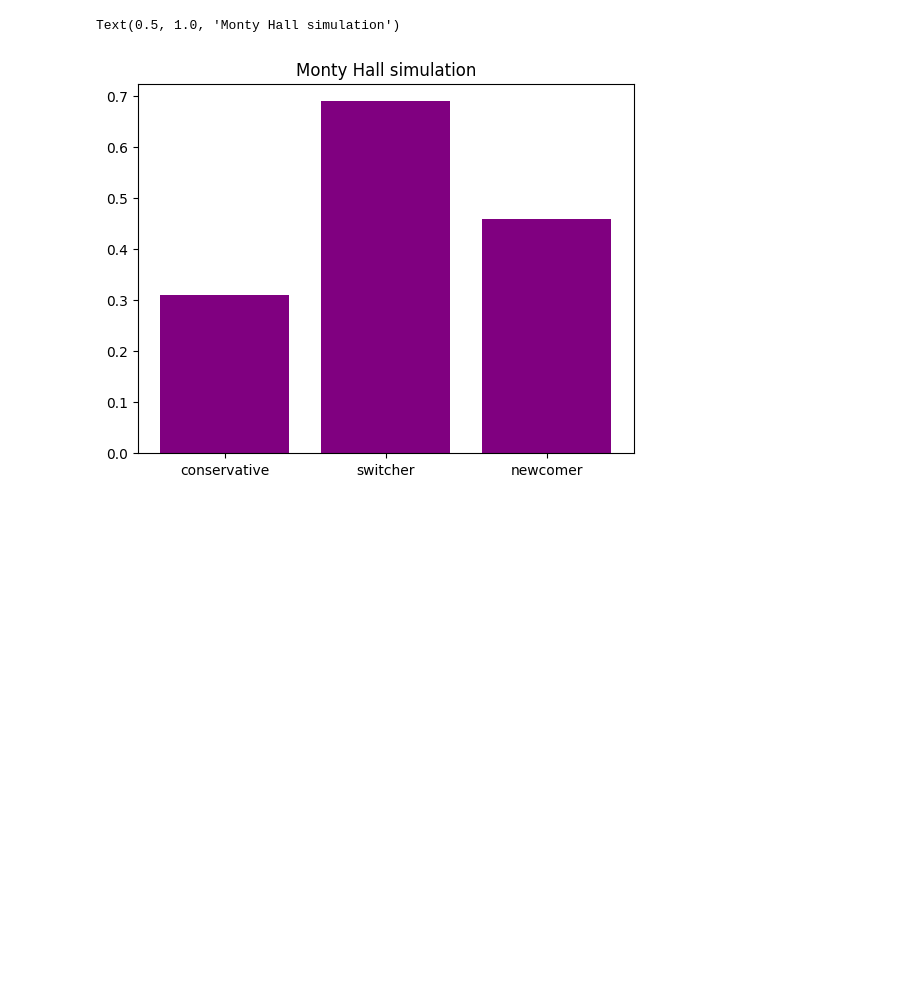
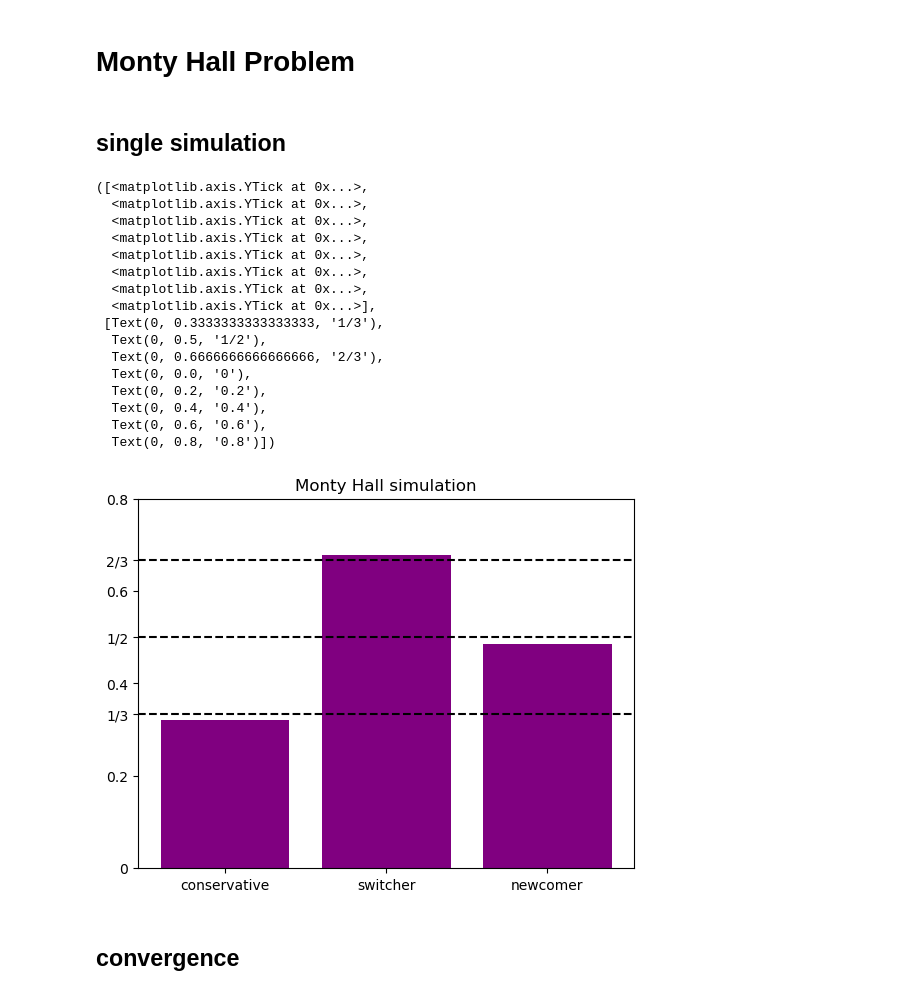
Before and after one commit to Giulia7T/ilovegit, a Jupyter notebook: Monty_Hall.ipynb, the cells around one changed output. Cells and saved outputs as stored; diff of their text form; code cells hidden in the pictures; blank space fills up the shorter version.

```diff
--- a/Monty_Hall.ipynb
+++ b/Monty_Hall.ipynb
@@ -3,6 +1,10 @@
+# %% [markdown]
+# Monty Hall Problem
 # %%
 import numpy as np
 import random
 import matplotlib.pyplot as plt
+# %% [markdown]
+## single simulation
 # %%
 doors = np.array([0, 1, 0], dtype="bool")
@@ -9,26 +13,48 @@ doors = np.array([0, 1, 0], dtype="bool")
 # %%
-N = 100 #at higher orders it is always the same
+N = 500
 conservative = 0
 switcher = 0
 last = 0
 for i in range(N):
-    choice = random.randint(0, 2)
+    choice = random.randint(0, 2) #choosing a random index, which is a door
     if doors[choice]:
         conservative += 1
+        #+1 win because their initial choice was right
 
     #remaining doors
     rem = np.delete(doors, choice)
-    #goat door: np.where(rem == False)[0][0] ...and the switcher chooses the other one
-    if np.delete(rem, np.where(rem == False)[0][0])[0]:
+    #opening the goat door...
+    #... if there is still a car in the other door, the switcher is going to get it
+    #so, if there is a True value in rem, the switcher is going to win
+    if True in rem:
         switcher += 1
 
-    #doors for the last one are just one car and one goat
+    #doors for the last player are always just one car and one goat
     if random.randint(0, 1):
         last += 1
 # %%
-people = ["conservative", "switcher", "newcomer"]
-plt.bar(people, [conservative/N, switcher/N, last/N], color="purple")
+players = ["conservative", "switcher", "newcomer"]
+plt.bar(players, [conservative/N, switcher/N, last/N], color="purple")
 plt.title("Monty Hall simulation")
+plt.axhline(1/3, color="k", ls="--")
+plt.axhline(2/3, color="k", ls="--")
+plt.axhline(1/2, color="k", ls="--")
+plt.yticks([1/3, 1/2, 2/3, 0, 0.2, 0.4, 0.6, 0.8], ["1/3", "1/2", "2/3", "0", "0.2", "0.4", "0.6", "0.8"])
 # %% [output]
-Text(0.5, 1.0, 'Monty Hall simulation')
+([<matplotlib.axis.YTick at 0x...>,
+  <matplotlib.axis.YTick at 0x...>,
+  <matplotlib.axis.YTick at 0x...>,
+  <matplotlib.axis.YTick at 0x...>,
+  <matplotlib.axis.YTick at 0x...>,
+  <matplotlib.axis.YTick at 0x...>,
+  <matplotlib.axis.YTick at 0x...>,
+  <matplotlib.axis.YTick at 0x...>],
+ [Text(0, 0.3333333333333333, '1/3'),
+  Text(0, 0.5, '1/2'),
+  Text(0, 0.6666666666666666, '2/3'),
+  Text(0, 0.0, '0'),
+  Text(0, 0.2, '0.2'),
+  Text(0, 0.4, '0.4'),
+  Text(0, 0.6, '0.6'),
+  Text(0, 0.8, '0.8')])
-[figure, old version]
+[figure, new version]
@@ -36,0 +61,2 @@ Text(0.5, 1.0, 'Monty Hall simulation')
+# %% [markdown]
+## convergence
```
Also changed, not shown: parts of 16 cells of this notebook.
